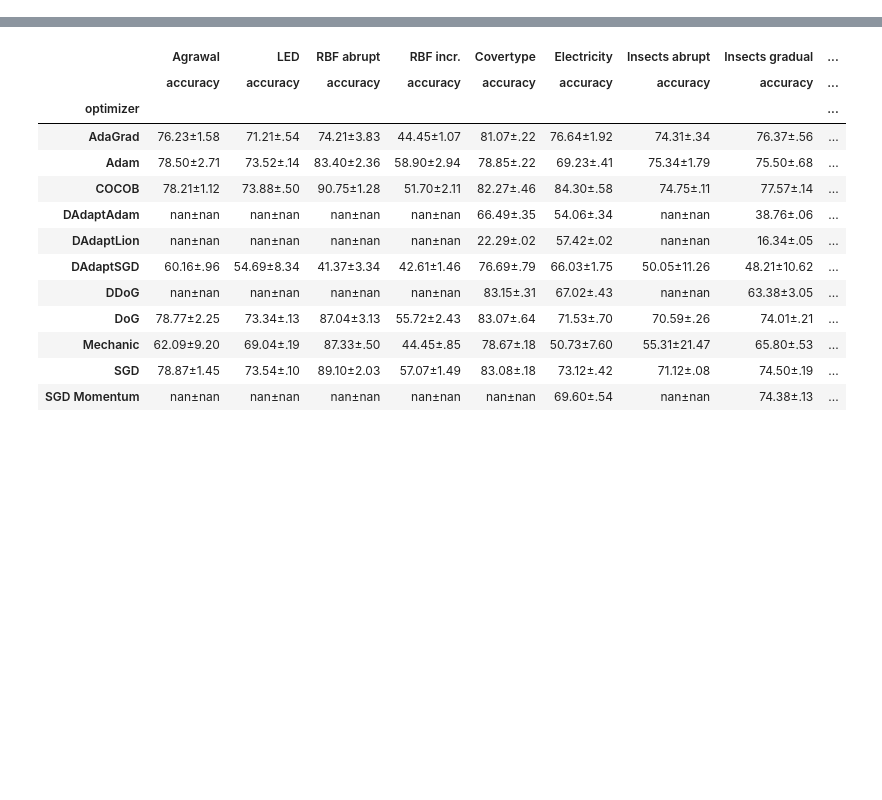
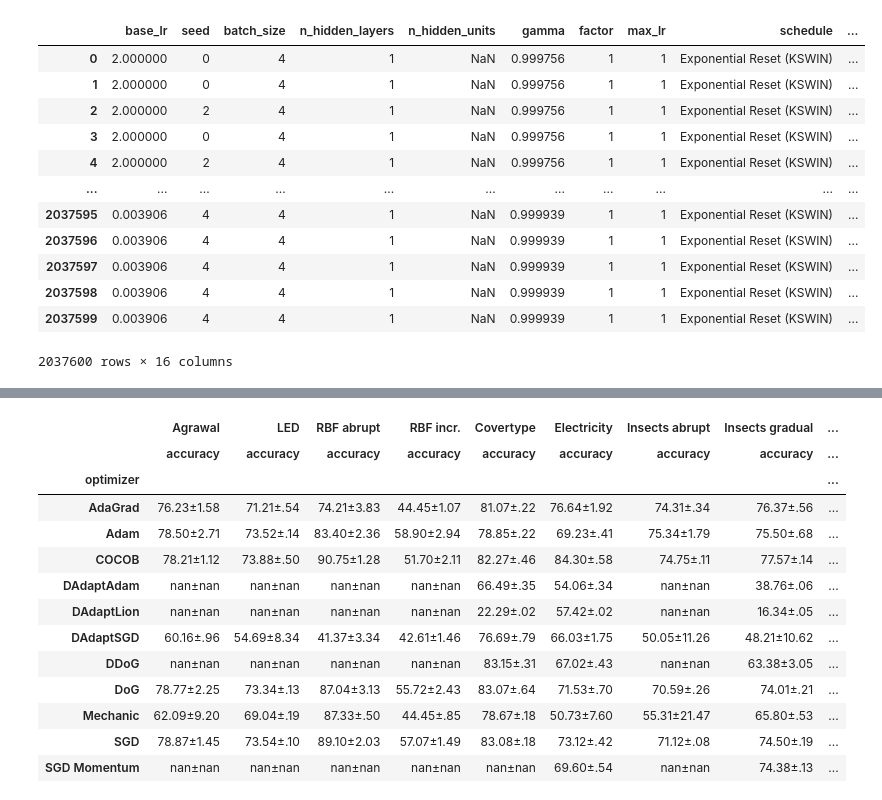
Before and after one commit to lucasczz/OLRONN, a Jupyter notebook: notebooks/tables.ipynb, the cells around one changed output, grey strips where cells are left out. Drawn from its saved outputs; the diff is of its cells as text; code cells hidden in the pictures; blank space fills up the shorter version.

```diff
--- a/notebooks/tables.ipynb
+++ b/notebooks/tables.ipynb
@@ -3,3 +3,21 @@ from utils import *
 import pandas as pd
 import numpy as np
 from tools.base import DATASETS_SYNTH, LRS
+# %%
+df_ks = pd.read_csv("../reports/schedule/KSWIN.csv.zip")
+df_rest= pd.read_csv("../reports/schedule/v1.csv.zip")
+df_ks
+# %% [output]
+|  | base_lr | seed | batch_size | n_hidden_layers | n_hidden_units | gamma | factor | max_lr | schedule | ... |
+| 0 | 2.000000 | 0 | 4 | 1 | NaN | 0.999756 | 1 | 1 | Exponential Reset (KSWIN) | ... |
+| 1 | 2.000000 | 0 | 4 | 1 | NaN | 0.999756 | 1 | 1 | Exponential Reset (KSWIN) | ... |
+| 2 | 2.000000 | 2 | 4 | 1 | NaN | 0.999756 | 1 | 1 | Exponential Reset (KSWIN) | ... |
+| 3 | 2.000000 | 0 | 4 | 1 | NaN | 0.999756 | 1 | 1 | Exponential Reset (KSWIN) | ... |
+| 4 | 2.000000 | 2 | 4 | 1 | NaN | 0.999756 | 1 | 1 | Exponential Reset (KSWIN) | ... |
+| ... | ... | ... | ... | ... | ... | ... | ... | ... | ... | ... |
+| 2037595 | 0.003906 | 4 | 4 | 1 | NaN | 0.999939 | 1 | 1 | Exponential Reset (KSWIN) | ... |
+| 2037596 | 0.003906 | 4 | 4 | 1 | NaN | 0.999939 | 1 | 1 | Exponential Reset (KSWIN) | ... |
+| 2037597 | 0.003906 | 4 | 4 | 1 | NaN | 0.999939 | 1 | 1 | Exponential Reset (KSWIN) | ... |
+| 2037598 | 0.003906 | 4 | 4 | 1 | NaN | 0.999939 | 1 | 1 | Exponential Reset (KSWIN) | ... |
+| 2037599 | 0.003906 | 4 | 4 | 1 | NaN | 0.999939 | 1 | 1 | Exponential Reset (KSWIN) | ... |
+2037600 rows × 16 columns
```
Also changed, not shown: parts of 3 cells of this notebook, 7 other files.
